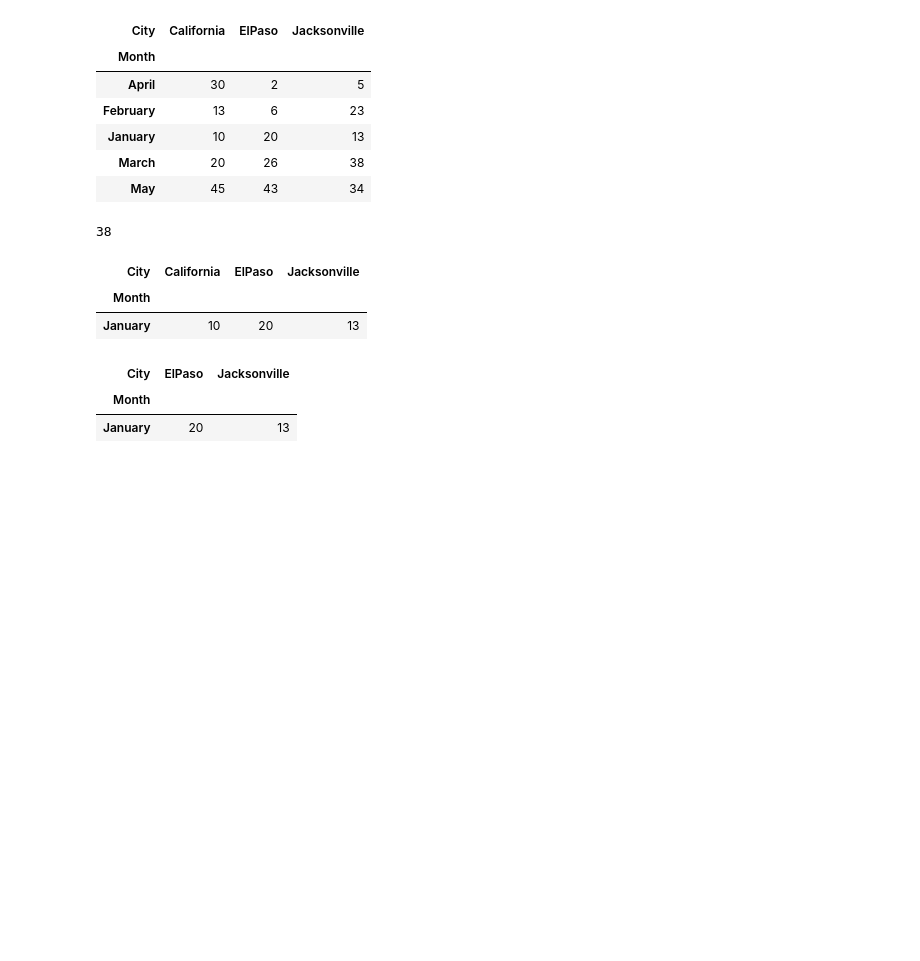
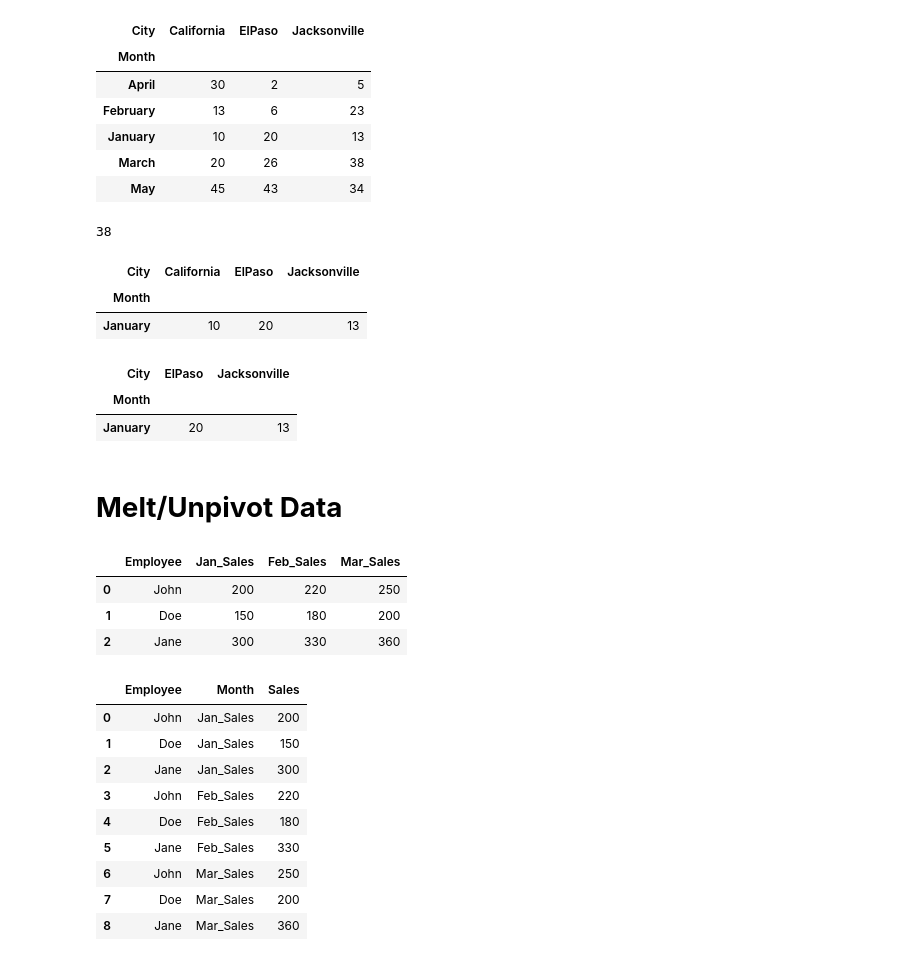
Before and after one commit to AyeshaMalikAyesha/DataEngineering, a Jupyter notebook: Pandas.ipynb, the cells around one changed output. Saved outputs shown, nothing was run; the diff lists cells and outputs as text; code cells hidden in the pictures; blank space fills up the shorter version.

```diff
--- a/Pandas.ipynb
+++ b/Pandas.ipynb
@@ -1184,3 +1243,5 @@ df.loc[df.California==10][['ElPaso','Jacksonville']]
 | City | ElPaso | Jacksonville |
 | Month |  |  |
 | January | 20 | 13 |
+# %% [markdown]
+# **Melt/Unpivot Data**
@@ -1186,0 +1250,27 @@ df.loc[df.California==10][['ElPaso','Jacksonville']]
+# %%
+data = {
+    'Employee': ['John', 'Doe', 'Jane'],
+    'Jan_Sales': [200, 150, 300],
+    'Feb_Sales': [220, 180, 330],
+    'Mar_Sales': [250, 200, 360]
+}
+employees=pd.DataFrame(data)
+employees
+# %% [output]
+|  | Employee | Jan_Sales | Feb_Sales | Mar_Sales |
+| 0 | John | 200 | 220 | 250 |
+| 1 | Doe | 150 | 180 | 200 |
+| 2 | Jane | 300 | 330 | 360 |
+# %%
+employees.melt(value_name='Sales',var_name='Month',id_vars='Employee')
+# %% [output]
+|  | Employee | Month | Sales |
+| 0 | John | Jan_Sales | 200 |
+| 1 | Doe | Jan_Sales | 150 |
+| 2 | Jane | Jan_Sales | 300 |
+| 3 | John | Feb_Sales | 220 |
+| 4 | Doe | Feb_Sales | 180 |
+| 5 | Jane | Feb_Sales | 330 |
+| 6 | John | Mar_Sales | 250 |
+| 7 | Doe | Mar_Sales | 200 |
+| 8 | Jane | Mar_Sales | 360 |
```
Also changed, not shown: parts of 11 cells of this notebook.
